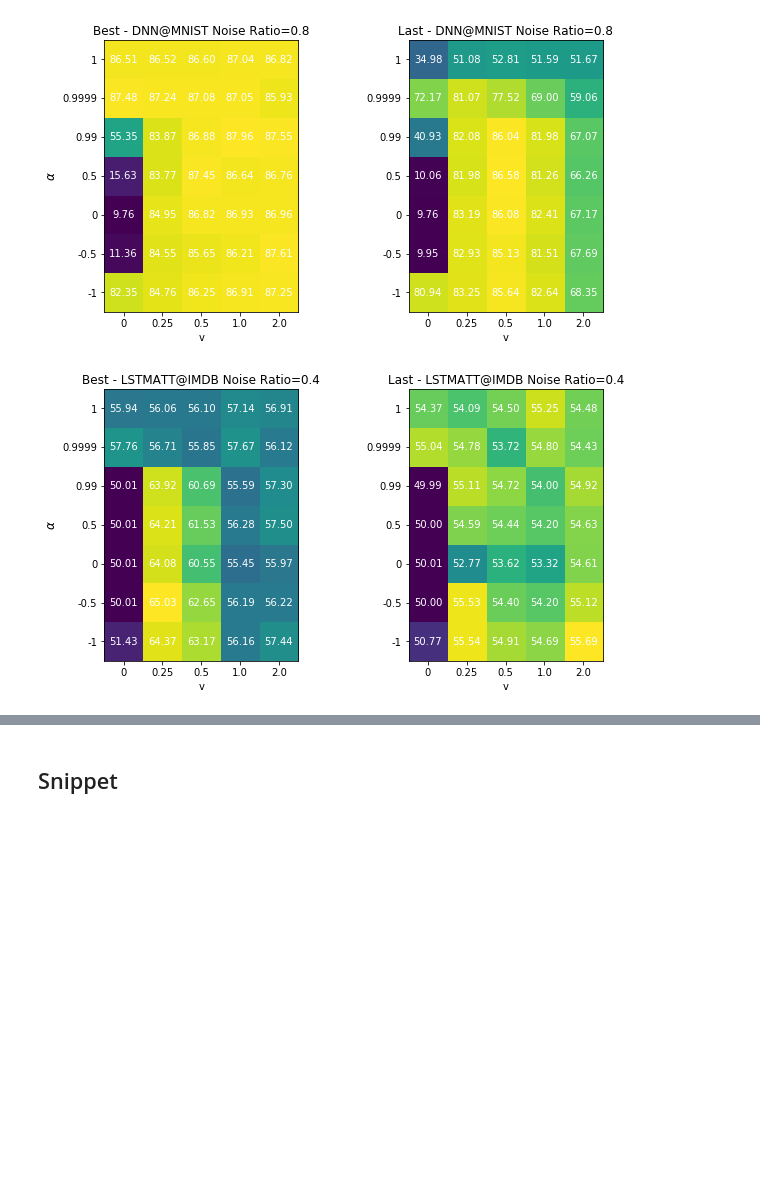
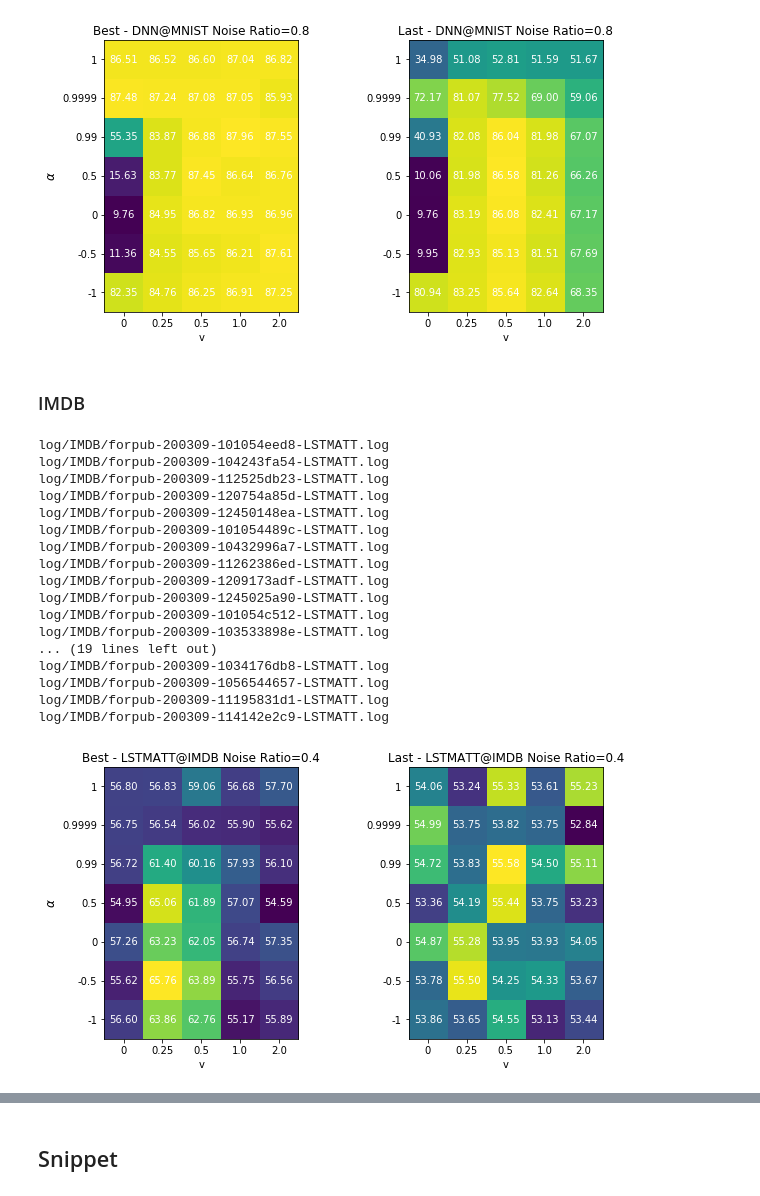
Before and after one commit to zihao-wang/volumization, a Jupyter notebook: noisy_label_data_processing.ipynb, the cells around one changed output, grey strips where cells are left out. Drawn from its saved outputs; the diff is of its cells as text; code cells hidden in the pictures; blank space fills up the shorter version.

Commit message:
modify volumized sgd, laprop

```diff
--- a/noisy_label_data_processing.ipynb
+++ b/noisy_label_data_processing.ipynb
@@ -419,6 +424,8 @@ ax2.set_xlabel("v")
 plt.show()
 # %% [output]
 [figure]
+# %% [markdown]
+### IMDB
 # %%
 # vlist = sorted([0.1, 0.2, 0.25, 0.5, 1.0, 2.0])
 vlist = sorted([0, 0.25, 0.5, 1.0, 2.0])
@@ -436,7 +443,9 @@ for alpha in alist:
                           "alpha": alpha,
                           "weight_decay": 0,
                           "model": "LSTMATT",
-                          "dataset": "IMDB"}
+                          "dataset": "IMDB",
+                          "task_id": "forpub",
+                          "optimizer": "laprop"}
         best, last = gather_label_noise_case(selection_dict)
         best_v.append(best)
         last_v.append(last)
@@ -446,31 +455,48 @@ for alpha in alist:
 
 fig, (ax1, ax2) = plt.subplots(1, 2, figsize=(10, 5))
 ax1.imshow(best_mat)
 ax1.set_xticks(np.arange(len(vlist)))
 ax1.set_xticklabels(vlist)
 ax1.set_yticks(np.arange(len(alist)))
 ax1.set_yticklabels(alist)
 ax1.set_ylim([-0.5, len(alist)-0.5])
 for i in range(len(alist)):
     for j in range(len(vlist)):
         text = ax1.text(j, i, "{:.2f}".format(best_mat[i][j]),
                        ha="center", va="center", color="w")
 ax1.set_title("Best - LSTMATT@IMDB Noise Ratio=0.4", fontsize=12)
 ax1.set_ylabel(r"$\alpha$", fontsize=12)
 ax1.set_xlabel("v")
 
 ax2.imshow(last_mat)
 ax2.set_xticks(np.arange(len(vlist)))
 ax2.set_xticklabels(vlist)
 ax2.set_yticks(np.arange(len(alist)))
 ax2.set_yticklabels(alist)
 ax2.set_ylim([-0.5, len(alist)-0.5])
 for i in range(len(alist)):
     for j in range(len(vlist)):
         text = ax2.text(j, i, "{:.2f}".format(last_mat[i][j]),
                        ha="center", va="center", color="w")
 ax2.set_title("Last - LSTMATT@IMDB Noise Ratio=0.4", fontsize=12)
 ax2.set_xlabel("v")
 plt.show()
 # %% [output]
+log/IMDB/forpub-200309-101054eed8-LSTMATT.log
+log/IMDB/forpub-200309-104243fa54-LSTMATT.log
+log/IMDB/forpub-200309-112525db23-LSTMATT.log
+log/IMDB/forpub-200309-120754a85d-LSTMATT.log
+log/IMDB/forpub-200309-12450148ea-LSTMATT.log
+log/IMDB/forpub-200309-101054489c-LSTMATT.log
+log/IMDB/forpub-200309-10432996a7-LSTMATT.log
+log/IMDB/forpub-200309-11262386ed-LSTMATT.log
+log/IMDB/forpub-200309-1209173adf-LSTMATT.log
+log/IMDB/forpub-200309-1245025a90-LSTMATT.log
+log/IMDB/forpub-200309-101054c512-LSTMATT.log
+log/IMDB/forpub-200309-103533898e-LSTMATT.log
+... (19 lines left out)
+log/IMDB/forpub-200309-1034176db8-LSTMATT.log
+log/IMDB/forpub-200309-1056544657-LSTMATT.log
+log/IMDB/forpub-200309-11195831d1-LSTMATT.log
+log/IMDB/forpub-200309-114142e2c9-LSTMATT.log
-[figure, old version]
+[figure, new version]
```
Also changed, not shown: parts of 17 cells of this notebook, 5 other files.
